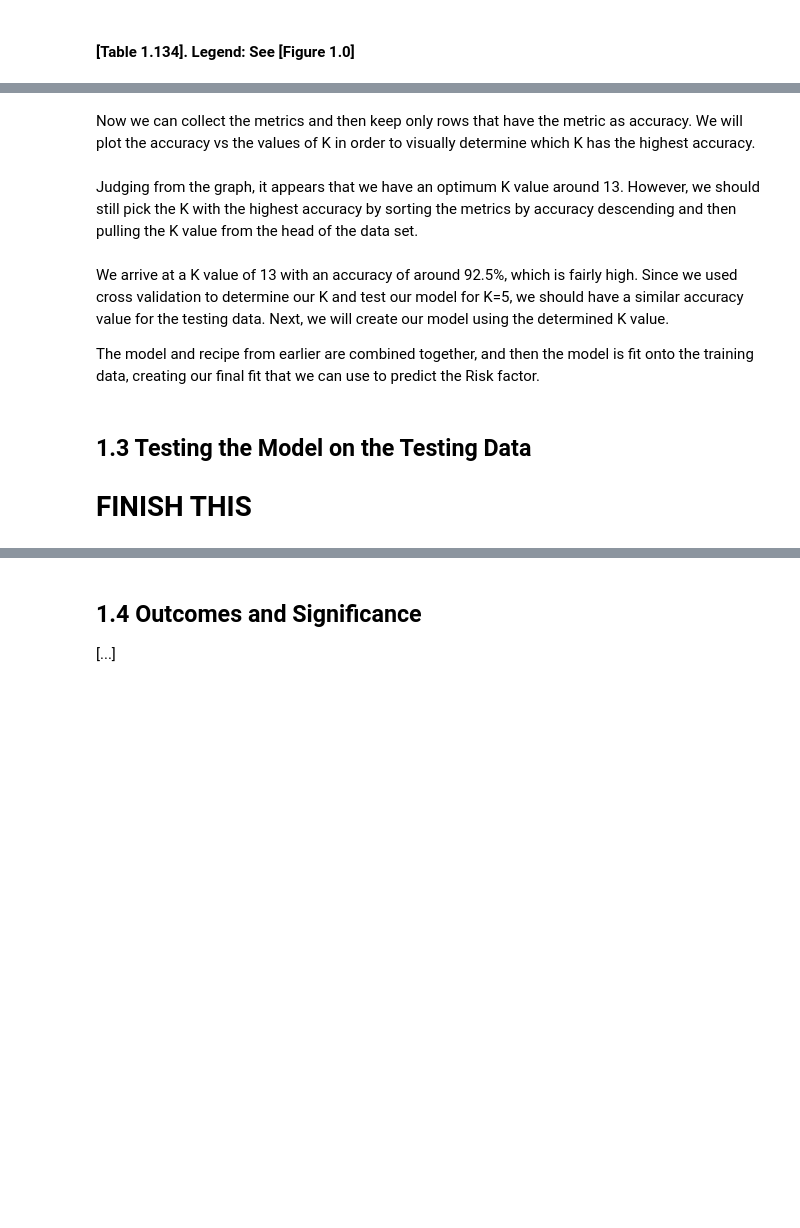
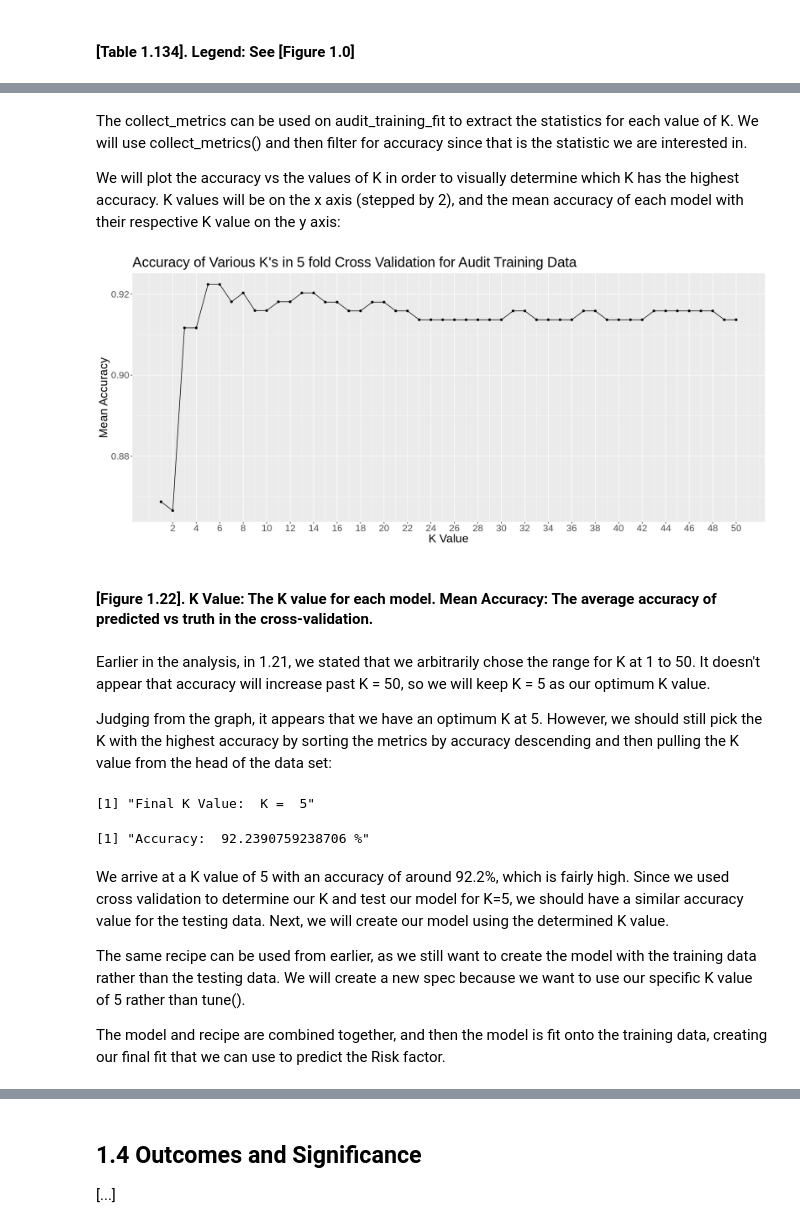
Before and after one commit to stevenning203/dsci100_group_proposal, a Jupyter notebook: report.ipynb, the cells around one changed output, grey strips where cells are left out. Saved outputs shown, nothing was run; the diff lists cells and outputs as text; code cells hidden in the pictures; blank space fills up the shorter version.

Commit message:
Finished testing the model

```diff
--- a/report.ipynb
+++ b/report.ipynb
@@ -352,20 +427,33 @@ tune_grid(resamples = audit_vfold, grid = gridvals)
 # %% [markdown]
-Now we can collect the metrics and then keep only rows that have the metric as accuracy. We will plot the accuracy vs the values of K in order to visually determine which K has the highest accuracy.
+The collect_metrics can be used on audit_training_fit to extract the statistics for each value of K. We will use collect_metrics() and then filter for accuracy since that is the statistic we are interested in.
+
+We will plot the accuracy vs the values of K in order to visually determine which K has the highest accuracy. K values will be on the x axis (stepped by 2), and the mean accuracy of each model with their respective K value on the y axis:
 # %%
+set.seed(26)
+
+options(repr.plot.width = 16)
+
 audit_training_metrics <- collect_metrics(audit_training_fit) %>%
 filter(.metric == "accuracy")
 
 audit_training_k_plot <- audit_training_metrics %>%
 ggplot(aes(x = neighbors, y = mean)) +
 geom_point() +
 geom_line() +
 labs(x = "K Value", y = "Mean Accuracy") +
 theme(text = element_text(size = 20)) +
-ggtitle("Accuracy of Various K's in Cross Validation")
+ggtitle("Accuracy of Various K's in 5 fold Cross Validation for Audit Training Data") +
+scale_x_continuous(breaks = 2 * c(1:25))
 
 audit_training_k_plot
+# %% [output]
+[figure, added]
+# %% [markdown]
+#### [Figure 1.22]. K Value: The K value for each model. Mean Accuracy: The average accuracy of predicted vs truth in the cross-validation.
 # %% [markdown]
-Judging from the graph, it appears that we have an optimum K value around 13. However, we should still pick the K with the highest accuracy by sorting the metrics by accuracy descending and then pulling the K value from the head of the data set.
+Earlier in the analysis, in 1.21, we stated that we arbitrarily chose the range for K at 1 to 50. It doesn't appear that accuracy will increase past K = 50, so we will keep K = 5 as our optimum K value.
+
+Judging from the graph, it appears that we have an optimum K at 5. However, we should still pick the K with the highest accuracy by sorting the metrics by accuracy descending and then pulling the K value from the head of the data set:
 # %%
 audit_final_k <- audit_training_metrics %>%
 arrange(desc(mean)) %>%
@@ -373,17 +461,22 @@ select(neighbors) %>%
 head(1) %>%
 pull()
 
-paste("Final K Value: ", audit_final_k)
+paste("Final K Value:  K = ", audit_final_k)
 audit_final_k_acc <- audit_training_metrics %>%
 filter(neighbors == audit_final_k) %>%
 select(mean) %>%
 pull()
 
-paste("Accuracy: ", audit_final_k_acc)
+paste("Accuracy: ", audit_final_k_acc * 100, "%")
+# %% [output]
+[1] "Final K Value:  K =  5"
+[1] "Accuracy:  92.2390759238706 %"
 # %% [markdown]
-We arrive at a K value of 13 with an accuracy of around 92.5%, which is fairly high. Since we used cross validation to determine our K and test our model for K=5, we should have a similar accuracy value for the testing data. Next, we will create our model using the determined K value.
+We arrive at a K value of 5 with an accuracy of around 92.2%, which is fairly high. Since we used cross validation to determine our K and test our model for K=5, we should have a similar accuracy value for the testing data. Next, we will create our model using the determined K value.
 
-The model and recipe from earlier are combined together, and then the model is fit onto the training data, creating our final fit that we can use to predict the Risk factor.
+The same recipe can be used from earlier, as we still want to create the model with the training data rather than the testing data. We will create a new spec because we want to use our specific K value of 5 rather than tune().
+
+The model and recipe are combined together, and then the model is fit onto the training data, creating our final fit that we can use to predict the Risk factor.
 # %%
 set.seed(1009)
 
@@ -395,6 +488,3 @@ audit_final_fit <- workflow() %>%
 add_recipe(audit_training_recipe) %>%
 add_model(audit_final_spec) %>%
 fit(data = audit_training)
-# %% [markdown]
-## 1.3 Testing the Model on the Testing Data
-# FINISH THIS
```
Also changed, not shown: parts of 46 cells of this notebook.
